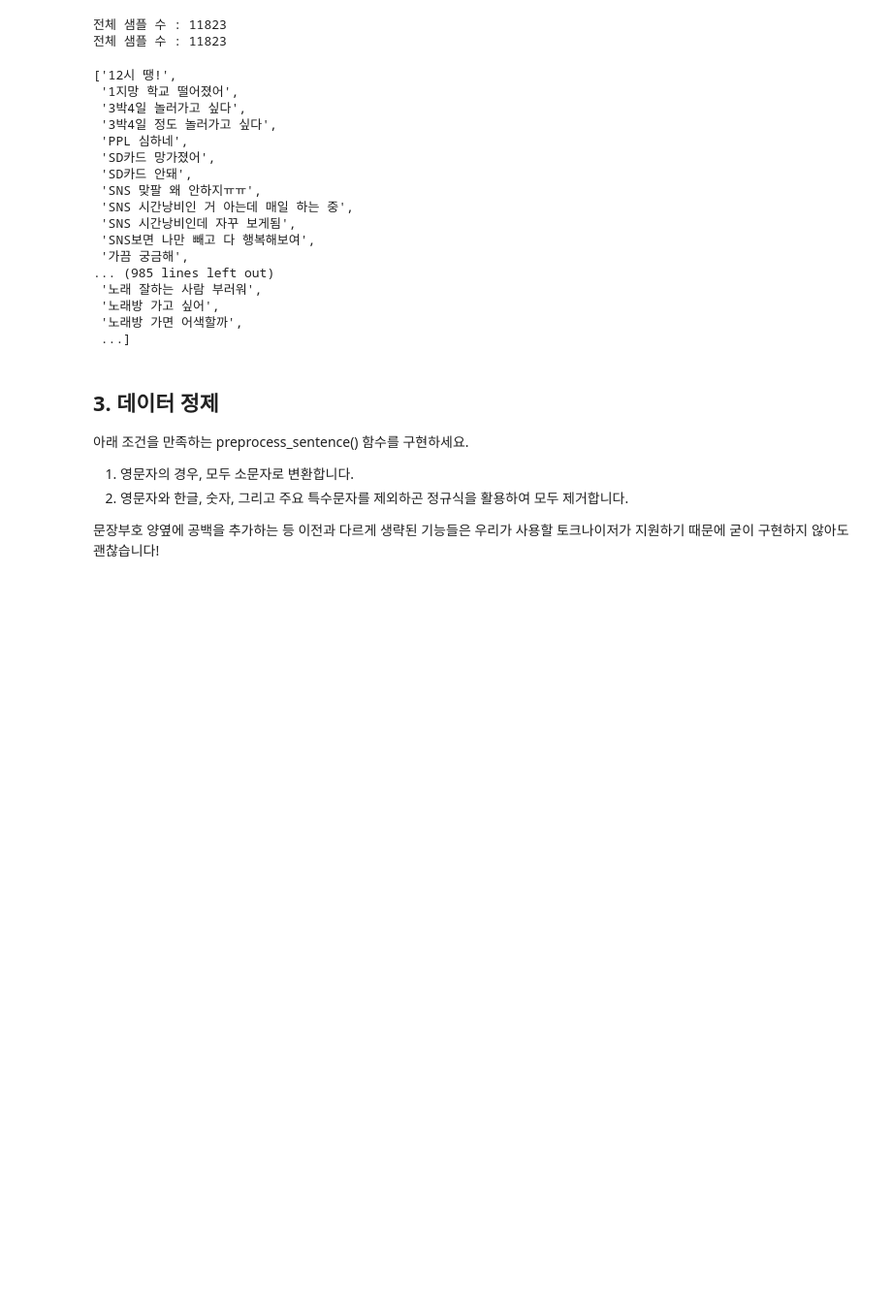
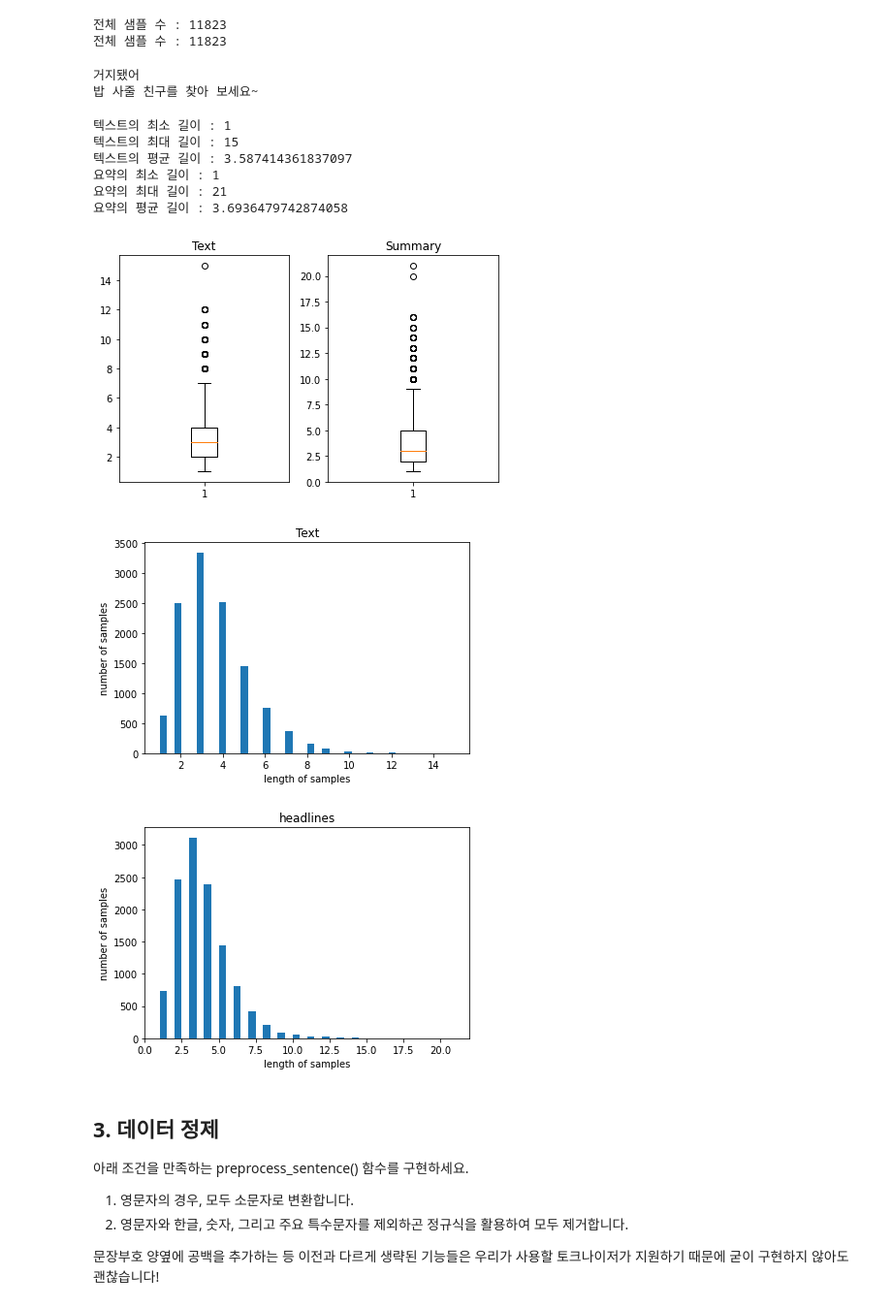
Before and after one commit to jx-dohwan/Aiffel_NLP_Project, a Jupyter notebook: [NLP_12]Create_a_cool_chatbot.ipynb, the cells around one changed output. Shown at 97% size. Cells and saved outputs as stored; diff of their text form; code cells hidden in the pictures; blank space fills up the shorter version.

```diff
--- a/[NLP_12]Create_a_cool_chatbot.ipynb
+++ b/[NLP_12]Create_a_cool_chatbot.ipynb
@@ -84,26 +86,55 @@ print('전체 샘플 수 :', len(answers))
 # %% [output]
 전체 샘플 수 : 11823
 전체 샘플 수 : 11823
-# %%
-questions
-# %% [output]
-['12시 땡!',
- '1지망 학교 떨어졌어',
- '3박4일 놀러가고 싶다',
- '3박4일 정도 놀러가고 싶다',
- 'PPL 심하네',
- 'SD카드 망가졌어',
- 'SD카드 안돼',
- 'SNS 맞팔 왜 안하지ㅠㅠ',
- 'SNS 시간낭비인 거 아는데 매일 하는 중',
- 'SNS 시간낭비인데 자꾸 보게됨',
- 'SNS보면 나만 빼고 다 행복해보여',
- '가끔 궁금해',
-... (985 lines left out)
- '노래 잘하는 사람 부러워',
- '노래방 가고 싶어',
- '노래방 가면 어색할까',
- ...]
+# %%
+print(questions[100])
+print(answers[100])
+# %% [output]
+거지됐어
+밥 사줄 친구를 찾아 보세요~
+# %%
+import matplotlib.pyplot as plt
+
+text_len = [len(s.split()) for s in questions]
+headlines_len = [len(s.split()) for s in answers]
+
+print('텍스트의 최소 길이 : {}'.format(np.min(text_len)))
+print('텍스트의 최대 길이 : {}'.format(np.max(text_len)))
+print('텍스트의 평균 길이 : {}'.format(np.mean(text_len)))
+print('요약의 최소 길이 : {}'.format(np.min(headlines_len)))
+print('요약의 최대 길이 : {}'.format(np.max(headlines_len)))
+print('요약의 평균 길이 : {}'.format(np.mean(headlines_len)))
+
+plt.subplot(1,2,1)
+plt.boxplot(text_len)
+plt.title('Text')
+plt.subplot(1,2,2)
+plt.boxplot(headlines_len)
+plt.title('Summary')
+plt.tight_layout()
+plt.show()
+
+plt.title('Text')
+plt.hist(text_len, bins = 40)
+plt.xlabel('length of samples')
+plt.ylabel('number of samples')
+plt.show()
+
+plt.title('headlines')
+plt.hist(headlines_len, bins = 40)
+plt.xlabel('length of samples')
+plt.ylabel('number of samples')
+plt.show()
+# %% [output]
+텍스트의 최소 길이 : 1
+텍스트의 최대 길이 : 15
+텍스트의 평균 길이 : 3.587414361837097
+요약의 최소 길이 : 1
+요약의 최대 길이 : 21
+요약의 평균 길이 : 3.6936479742874058
+[figure, added]
+[figure, added]
+[figure, added]
 # %% [markdown]
 ## 3. 데이터 정제
 아래 조건을 만족하는 preprocess_sentence() 함수를 구현하세요.
```
Also changed, not shown: parts of 10 cells of this notebook.
